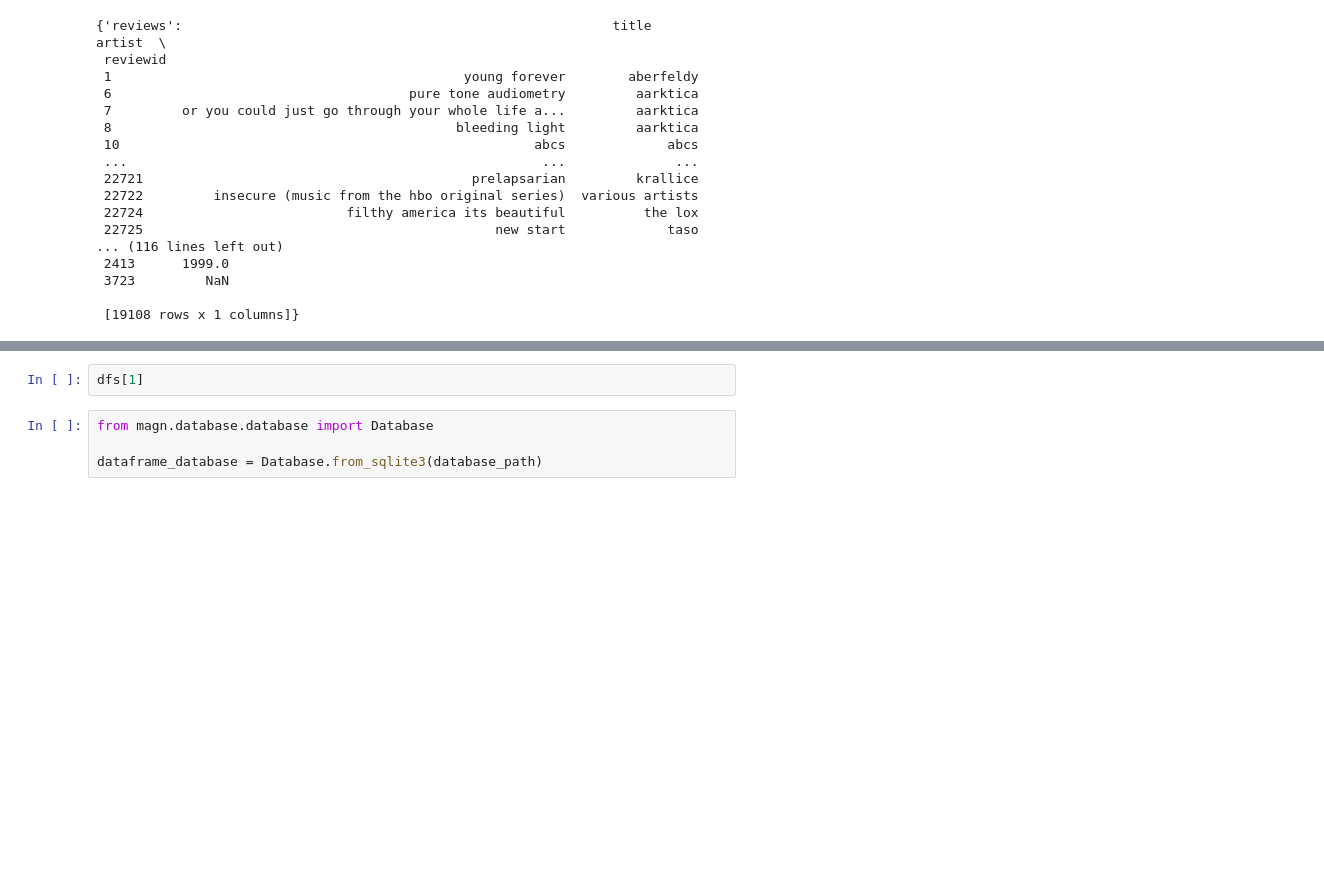
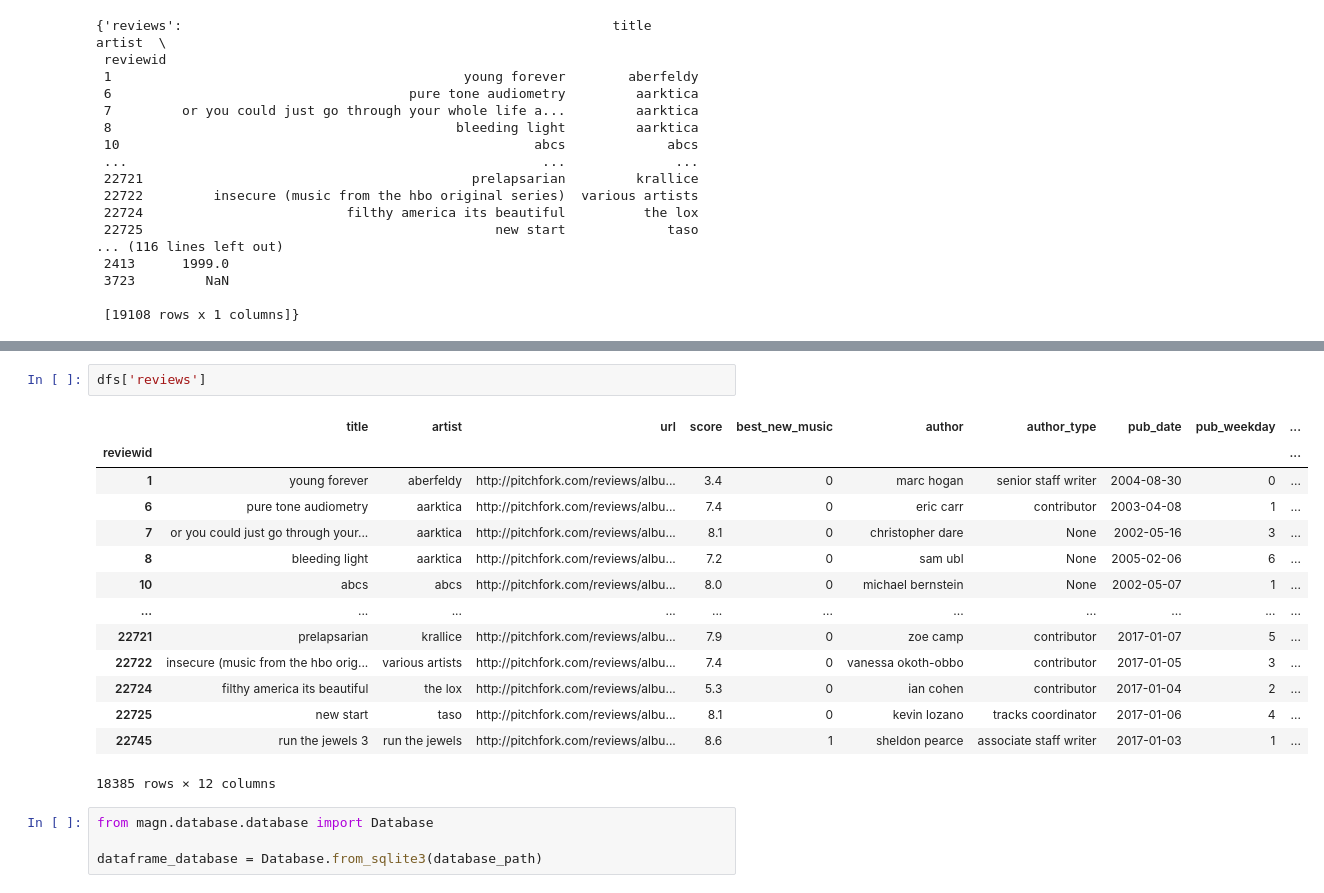
Before and after one commit to CaIiguIa/GGSN---MAGN, a Jupyter notebook: main.ipynb, the cells around one changed output, grey strips where cells are left out. Saved outputs shown, nothing was run; the diff lists cells and outputs as text; blank space fills up the shorter version.

```diff
--- a/main.ipynb
+++ b/main.ipynb
@@ -260,5 +273,20 @@ KeyError: 0
 # %%
-dfs[1]
+dfs['reviews']
+# %% [output]
+|  | title | artist | url | score | best_new_music | author | author_type | pub_date | pub_weekday | ... |
+| reviewid |  |  |  |  |  |  |  |  |  | ... |
+| 1 | young forever | aberfeldy | http://pitchfork.com/reviews/albu... | 3.4 | 0 | marc hogan | senior staff writer | 2004-08-30 | 0 | ... |
+| 6 | pure tone audiometry | aarktica | http://pitchfork.com/reviews/albu... | 7.4 | 0 | eric carr | contributor | 2003-04-08 | 1 | ... |
+| 7 | or you could just go through your... | aarktica | http://pitchfork.com/reviews/albu... | 8.1 | 0 | christopher dare | None | 2002-05-16 | 3 | ... |
+| 8 | bleeding light | aarktica | http://pitchfork.com/reviews/albu... | 7.2 | 0 | sam ubl | None | 2005-02-06 | 6 | ... |
+| 10 | abcs | abcs | http://pitchfork.com/reviews/albu... | 8.0 | 0 | michael bernstein | None | 2002-05-07 | 1 | ... |
+| ... | ... | ... | ... | ... | ... | ... | ... | ... | ... | ... |
+| 22721 | prelapsarian | krallice | http://pitchfork.com/reviews/albu... | 7.9 | 0 | zoe camp | contributor | 2017-01-07 | 5 | ... |
+| 22722 | insecure (music from the hbo orig... | various artists | http://pitchfork.com/reviews/albu... | 7.4 | 0 | vanessa okoth-obbo | contributor | 2017-01-05 | 3 | ... |
+| 22724 | filthy america its beautiful | the lox | http://pitchfork.com/reviews/albu... | 5.3 | 0 | ian cohen | contributor | 2017-01-04 | 2 | ... |
+| 22725 | new start | taso | http://pitchfork.com/reviews/albu... | 8.1 | 0 | kevin lozano | tracks coordinator | 2017-01-06 | 4 | ... |
+| 22745 | run the jewels 3 | run the jewels | http://pitchfork.com/reviews/albu... | 8.6 | 1 | sheldon pearce | associate staff writer | 2017-01-03 | 1 | ... |
+18385 rows × 12 columns
 # %%
 from magn.database.database import Database
 
```
Also changed, not shown: parts of 3 cells of this notebook, 2 other files.
